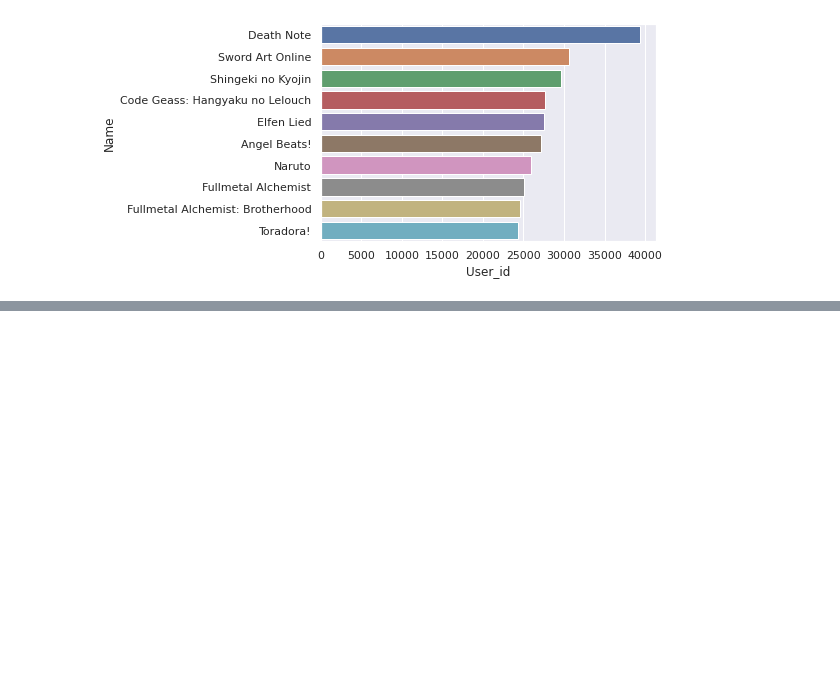
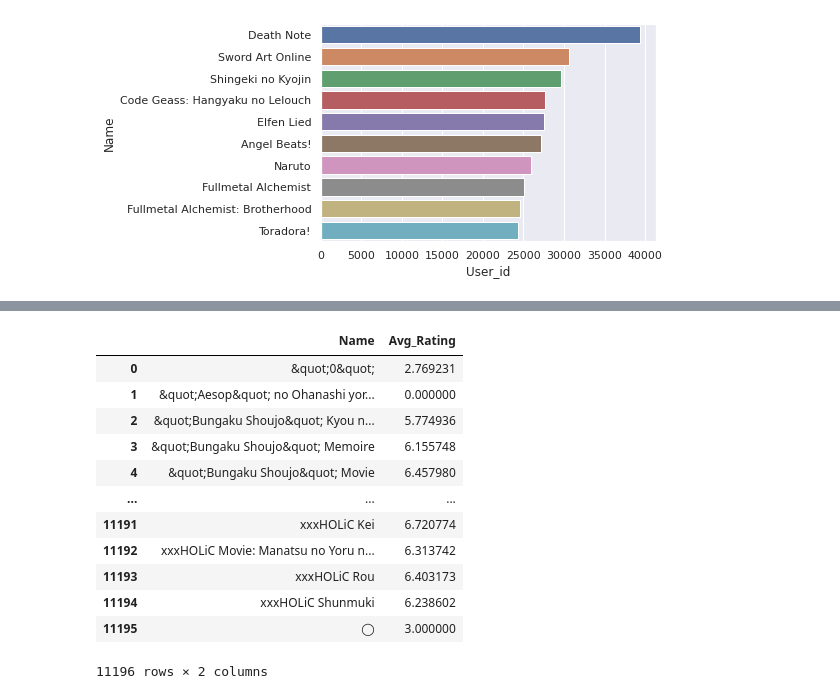
Before and after one commit to hargurjeet/Recommedation-Systems, a Jupyter notebook: Anime_Recommendation_Item_Based_CosineSimilarity.ipynb, the cells around one changed output, grey strips where cells are left out. Cells and saved outputs as stored; diff of their text form; code cells hidden in the pictures; blank space fills up the shorter version.

```diff
--- a/Anime_Recommendation_Item_Based_CosineSimilarity.ipynb
+++ b/Anime_Recommendation_Item_Based_CosineSimilarity.ipynb
@@ -153,0 +137,18 @@ KeyboardInterrupt: ignored
+# %%
+ratings = rating_data_with_Anime_name.groupby('Name')['Actual_Rating'].mean().reset_index()
+ratings.rename(columns={'Actual_Rating': 'Avg_Rating'}, inplace=True)
+ratings.head()
+# %% [output]
+|  | Name | Avg_Rating |
+| 0 | &quot;0&quot; | 2.769231 |
+| 1 | &quot;Aesop&quot; no Ohanashi yor... | 0.000000 |
+| 2 | &quot;Bungaku Shoujo&quot; Kyou n... | 5.774936 |
+| 3 | &quot;Bungaku Shoujo&quot; Memoire | 6.155748 |
+| 4 | &quot;Bungaku Shoujo&quot; Movie | 6.457980 |
+| ... | ... | ... |
+| 11191 | xxxHOLiC Kei | 6.720774 |
+| 11192 | xxxHOLiC Movie: Manatsu no Yoru n... | 6.313742 |
+| 11193 | xxxHOLiC Rou | 6.403173 |
+| 11194 | xxxHOLiC Shunmuki | 6.238602 |
+| 11195 | ◯ | 3.000000 |
+11196 rows × 2 columns
```
Also changed, not shown: parts of 7 cells of this notebook.
